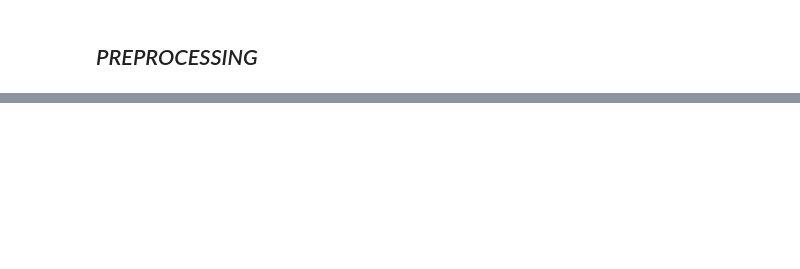
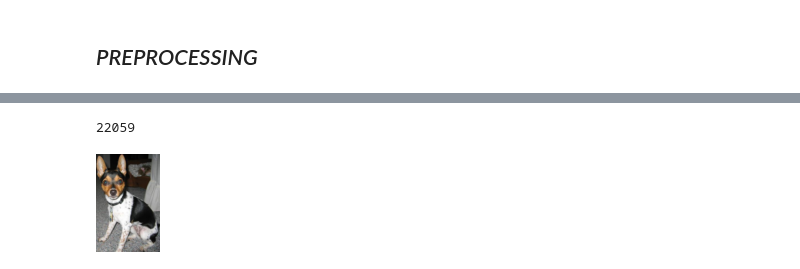
Before and after one commit to ngaut006/EE240, a Jupyter notebook: Project/BigGan.ipynb, the cells around one changed output, grey strips where cells are left out. Drawn from its saved outputs; the diff is of its cells as text; code cells hidden in the pictures; blank space fills up the shorter version.

Commit message:
Pre-Processing Completed
Corrected the path including issue, implemented the Bounding Box function and Finally Prepared the Trainset for the Model!

```diff
--- a/Project/BigGan.ipynb
+++ b/Project/BigGan.ipynb
@@ -11,8 +29,8 @@ import glob
 # %%
 # Setting the Paths to the dataset Folders
 
-image_path = 'OneDrive/Documents/GitHub Docs/EE240/Project/Datasets/all-dogs/all-dogs'
-annotations_path = 'OneDrive/Documents/GitHub Docs/EE240/Project/Datasets/Annotation/Annotation'
+image_path = 'C:/Users/nitya/OneDrive/Documents/GitHub Docs/EE240/Project/Datasets/all-dogs/all-dogs'
+annotations_path = 'C:/Users/nitya/OneDrive/Documents/GitHub Docs/EE240/Project/Datasets/Annotation/Annotation'
 # %% [markdown]
 ## *PREPROCESSING*
 # %%
@@ -68,0 +326,6 @@ n_classes
+# %%
+def data_preprocessing(img_path,bbx_idx):
+    bbx = bounding_box(img_path)[bbx_idx]
+    img  = Image.open(os.path.join(images_path,img_path))
+    img_cropped  = img.crop(bbx)
+    return img_cropped
@@ -68,0 +369,36 @@ n_classes
+# %%
+img_size    = 64
+batch_size  = BATCH_SIZE
+MEAN1,MEAN2,MEAN3 = 0.5, 0.5, 0.5
+STD1,STD2,STD3    = 0.5, 0.5, 0.5
+
+transform1 = transforms.Compose([transforms.Resize(img_size)])
+
+transform2 = transforms.Compose([transforms.RandomCrop(img_size),
+                                 #transforms.RandomAffine(degrees=5),
+                                 transforms.RandomHorizontalFlip(p=0.5),
+                                 #transforms.RandomApply(random_transforms, p=0.3),
+                                 transforms.ToTensor(),
+                                 transforms.Normalize(mean=[MEAN1, MEAN2, MEAN3],
+                                                      std=[STD1, STD2, STD3]),
+                                ])
+
+train_set = DogDataset(path=images_path,
+                       img_list=img_filenames_th,
+                       transform1=transform1,
+                       transform2=transform2,
+                      )
+
+train_loader = DataLoader(train_set,
+                          shuffle=True, batch_size=batch_size,
+                          num_workers=NUM_WORKERS, pin_memory=True)
+# %%
+len(train_set)
+# %% [output]
+22059
+# %%
+img = data_preprocessing(img_filenames_th[1500][:-6]+'.jpg',0)
+img = transform1(img)
+img
+# %% [output]
+[figure, added]
```
Also changed, not shown: parts of 13 cells of this notebook.
